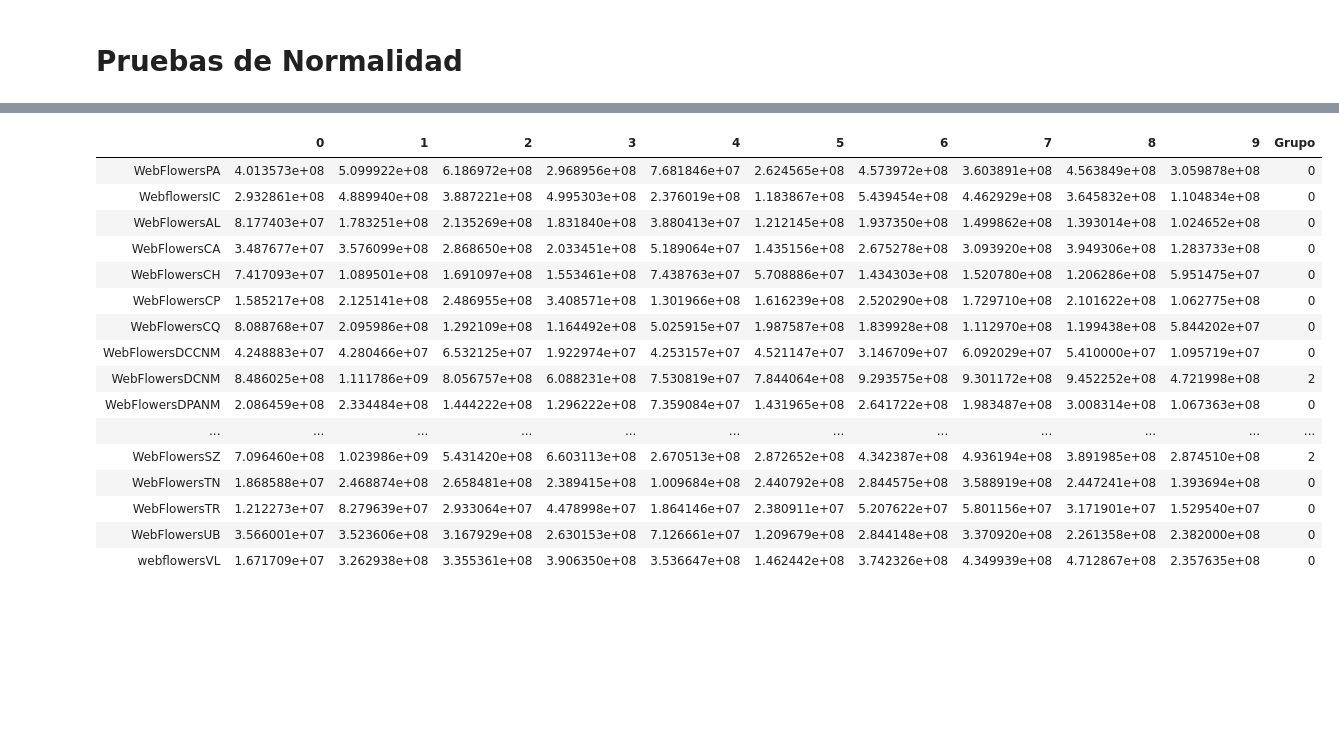
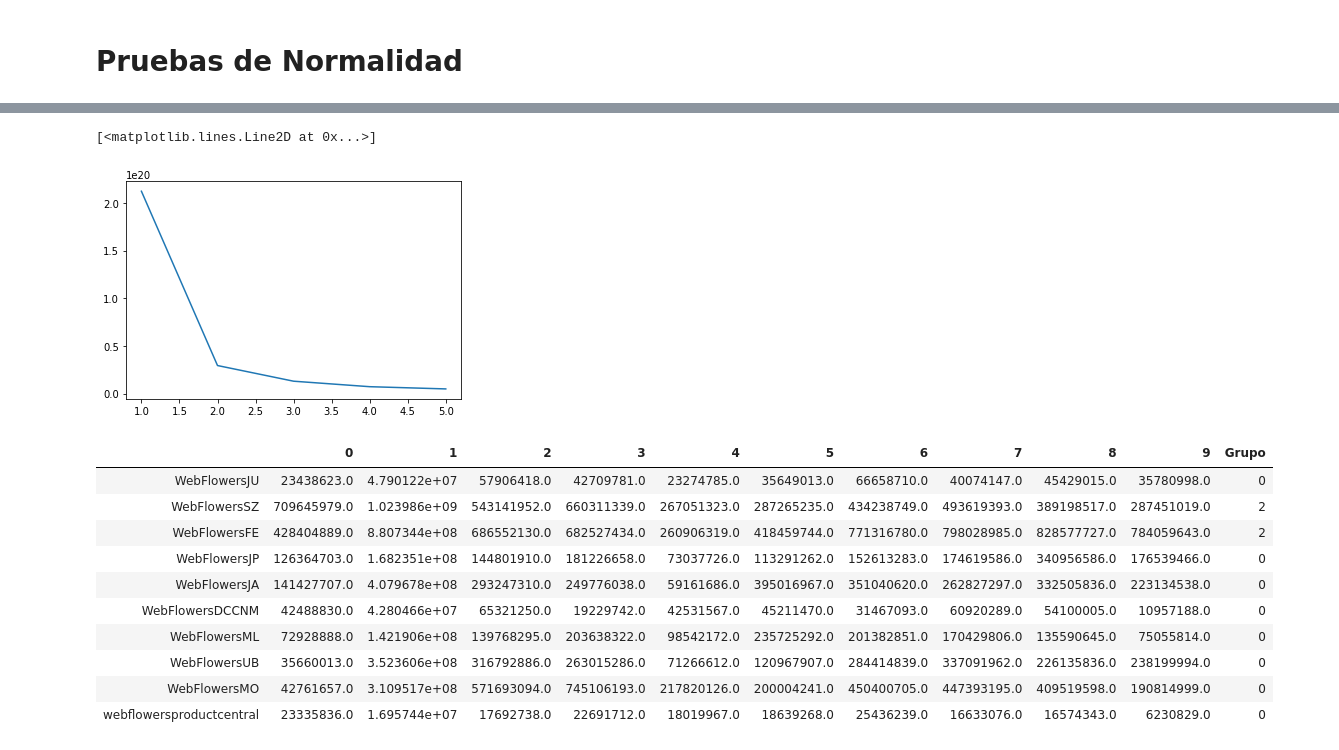
Before and after one commit to JuanLombana/MachineLearning, a Jupyter notebook: CloudLocation/Acumulados.ipynb, the cells around one changed output, grey strips where cells are left out. Drawn from its saved outputs; the diff is of its cells as text; code cells hidden in the pictures; blank space fills up the shorter version.

```diff
--- a/CloudLocation/Acumulados.ipynb
+++ b/CloudLocation/Acumulados.ipynb
@@ -95,16 +92,0 @@ for r in np.arange(0,11):
-# %%
-fig, axs = plt.subplots(11,5,figsize=(20,50))
-for r in np.arange(0,11):
-    for c in np.arange(0,5):
-        if(r*5+c < 53):
-            company = assets.Name[r*5+c]
-            axs[r][c].set_xlabel(company)
-            if(len(acumulados[company]['acumulado'])>1):
-                m = acumulados[company].describe()['acumulado']['mean']
-                s = acumulados[company].describe()['acumulado']['std']
-                data=acumulados[company].apply(lambda x: (x.acumulado-m)/s,axis=1)
-                normal = np.random.normal(size=100)
-                #data = acumulados[company]['acumulado']
-                #normal = np.random.normal(loc=m,scale=s,size=100)
-                sns.distplot(data,ax=axs[r][c],axlabel=False)
-                sns.distplot(normal, hist=False,ax=axs[r][c])
@@ -113 +95,12 @@ for r in np.arange(0,11):
+# %%
+totalizadoDia =  totalizadoDia.dropna(axis=0,how='any')
+t = totalizadoDia.transpose()
+data_temp = np.array([])
+groups = np.array([])
+
+for i,r in assets.iterrows():
+    if r.Name in t:
+        x = np.array(t[r.Name][:-1])/math.pow(1024,3)
+        data_temp = np.append(data_temp,x)
+        groups = np.append(groups, np.repeat(r.Name,len(x)))
 # %%
@@ -122,27 +134,34 @@ totalizadoDia =  totalizadoDia.dropna(axis=0,how='any')
+# %%
+from sklearn.cluster import KMeans
+
+wss=[]
+for i in range(1,6):
+    clus = KMeans(n_clusters=i,init='k-means++')
+    clus.fit(totalizadoDia)
+    wss.append(clus.inertia_)
+
+plt.plot(range(1,6),wss)
+# %% [output]
+[<matplotlib.lines.Line2D at 0x...>]
+[figure, added]
 # %%
 from sklearn.cluster import KMeans
 # %%
-y_pred = KMeans(n_clusters=3).fit_predict(totalizadoDia)
+y_pred = KMeans(n_clusters=3,init='k-means++').fit_predict(totalizadoDia)
 # %%
 totalizadoDia['Grupo'] = y_pred
-totalizadoDia
+totalizadoDia.sample(10)
 # %% [output]
 |  | 0 | 1 | 2 | 3 | 4 | 5 | 6 | 7 | 8 | 9 | Grupo |
-| WebFlowersPA | 4.013573e+08 | 5.099922e+08 | 6.186972e+08 | 2.968956e+08 | 7.681846e+07 | 2.624565e+08 | 4.573972e+08 | 3.603891e+08 | 4.563849e+08 | 3.059878e+08 | 0 |
-| WebflowersIC | 2.932861e+08 | 4.889940e+08 | 3.887221e+08 | 4.995303e+08 | 2.376019e+08 | 1.183867e+08 | 5.439454e+08 | 4.462929e+08 | 3.645832e+08 | 1.104834e+08 | 0 |
-| WebFlowersAL | 8.177403e+07 | 1.783251e+08 | 2.135269e+08 | 1.831840e+08 | 3.880413e+07 | 1.212145e+08 | 1.937350e+08 | 1.499862e+08 | 1.393014e+08 | 1.024652e+08 | 0 |
-| WebFlowersCA | 3.487677e+07 | 3.576099e+08 | 2.868650e+08 | 2.033451e+08 | 5.189064e+07 | 1.435156e+08 | 2.675278e+08 | 3.093920e+08 | 3.949306e+08 | 1.283733e+08 | 0 |
-| WebFlowersCH | 7.417093e+07 | 1.089501e+08 | 1.691097e+08 | 1.553461e+08 | 7.438763e+07 | 5.708886e+07 | 1.434303e+08 | 1.520780e+08 | 1.206286e+08 | 5.951475e+07 | 0 |
-| WebFlowersCP | 1.585217e+08 | 2.125141e+08 | 2.486955e+08 | 3.408571e+08 | 1.301966e+08 | 1.616239e+08 | 2.520290e+08 | 1.729710e+08 | 2.101622e+08 | 1.062775e+08 | 0 |
-| WebFlowersCQ | 8.088768e+07 | 2.095986e+08 | 1.292109e+08 | 1.164492e+08 | 5.025915e+07 | 1.987587e+08 | 1.839928e+08 | 1.112970e+08 | 1.199438e+08 | 5.844202e+07 | 0 |
-| WebFlowersDCCNM | 4.248883e+07 | 4.280466e+07 | 6.532125e+07 | 1.922974e+07 | 4.253157e+07 | 4.521147e+07 | 3.146709e+07 | 6.092029e+07 | 5.410000e+07 | 1.095719e+07 | 0 |
-| WebFlowersDCNM | 8.486025e+08 | 1.111786e+09 | 8.056757e+08 | 6.088231e+08 | 7.530819e+07 | 7.844064e+08 | 9.293575e+08 | 9.301172e+08 | 9.452252e+08 | 4.721998e+08 | 2 |
-| WebFlowersDPANM | 2.086459e+08 | 2.334484e+08 | 1.444222e+08 | 1.296222e+08 | 7.359084e+07 | 1.431965e+08 | 2.641722e+08 | 1.983487e+08 | 3.008314e+08 | 1.067363e+08 | 0 |
-| ... | ... | ... | ... | ... | ... | ... | ... | ... | ... | ... | ... |
-| WebFlowersSZ | 7.096460e+08 | 1.023986e+09 | 5.431420e+08 | 6.603113e+08 | 2.670513e+08 | 2.872652e+08 | 4.342387e+08 | 4.936194e+08 | 3.891985e+08 | 2.874510e+08 | 2 |
-| WebFlowersTN | 1.868588e+07 | 2.468874e+08 | 2.658481e+08 | 2.389415e+08 | 1.009684e+08 | 2.440792e+08 | 2.844575e+08 | 3.588919e+08 | 2.447241e+08 | 1.393694e+08 | 0 |
-| WebFlowersTR | 1.212273e+07 | 8.279639e+07 | 2.933064e+07 | 4.478998e+07 | 1.864146e+07 | 2.380911e+07 | 5.207622e+07 | 5.801156e+07 | 3.171901e+07 | 1.529540e+07 | 0 |
-| WebFlowersUB | 3.566001e+07 | 3.523606e+08 | 3.167929e+08 | 2.630153e+08 | 7.126661e+07 | 1.209679e+08 | 2.844148e+08 | 3.370920e+08 | 2.261358e+08 | 2.382000e+08 | 0 |
-| webflowersVL | 1.671709e+07 | 3.262938e+08 | 3.355361e+08 | 3.906350e+08 | 3.536647e+08 | 1.462442e+08 | 3.742326e+08 | 4.349939e+08 | 4.712867e+08 | 2.357635e+08 | 0 |
+| WebFlowersJU | 23438623.0 | 4.790122e+07 | 57906418.0 | 42709781.0 | 23274785.0 | 35649013.0 | 66658710.0 | 40074147.0 | 45429015.0 | 35780998.0 | 0 |
+| WebFlowersSZ | 709645979.0 | 1.023986e+09 | 543141952.0 | 660311339.0 | 267051323.0 | 287265235.0 | 434238749.0 | 493619393.0 | 389198517.0 | 287451019.0 | 2 |
+| WebFlowersFE | 428404889.0 | 8.807344e+08 | 686552130.0 | 682527434.0 | 260906319.0 | 418459744.0 | 771316780.0 | 798028985.0 | 828577727.0 | 784059643.0 | 2 |
+| WebFlowersJP | 126364703.0 | 1.682351e+08 | 144801910.0 | 181226658.0 | 73037726.0 | 113291262.0 | 152613283.0 | 174619586.0 | 340956586.0 | 176539466.0 | 0 |
+| WebFlowersJA | 141427707.0 | 4.079678e+08 | 293247310.0 | 249776038.0 | 59161686.0 | 395016967.0 | 351040620.0 | 262827297.0 | 332505836.0 | 223134538.0 | 0 |
+| WebFlowersDCCNM | 42488830.0 | 4.280466e+07 | 65321250.0 | 19229742.0 | 42531567.0 | 45211470.0 | 31467093.0 | 60920289.0 | 54100005.0 | 10957188.0 | 0 |
+| WebFlowersML | 72928888.0 | 1.421906e+08 | 139768295.0 | 203638322.0 | 98542172.0 | 235725292.0 | 201382851.0 | 170429806.0 | 135590645.0 | 75055814.0 | 0 |
+| WebFlowersUB | 35660013.0 | 3.523606e+08 | 316792886.0 | 263015286.0 | 71266612.0 | 120967907.0 | 284414839.0 | 337091962.0 | 226135836.0 | 238199994.0 | 0 |
+| WebFlowersMO | 42761657.0 | 3.109517e+08 | 571693094.0 | 745106193.0 | 217820126.0 | 200004241.0 | 450400705.0 | 447393195.0 | 409519598.0 | 190814999.0 | 0 |
+| webflowersproductcentral | 23335836.0 | 1.695744e+07 | 17692738.0 | 22691712.0 | 18019967.0 | 18639268.0 | 25436239.0 | 16633076.0 | 16574343.0 | 6230829.0 | 0 |
 # %%
 s=totalizadoDia.apply(np.sum,axis=1)/math.pow(1024,3)
```
Also changed, not shown: parts of 15 cells of this notebook.
